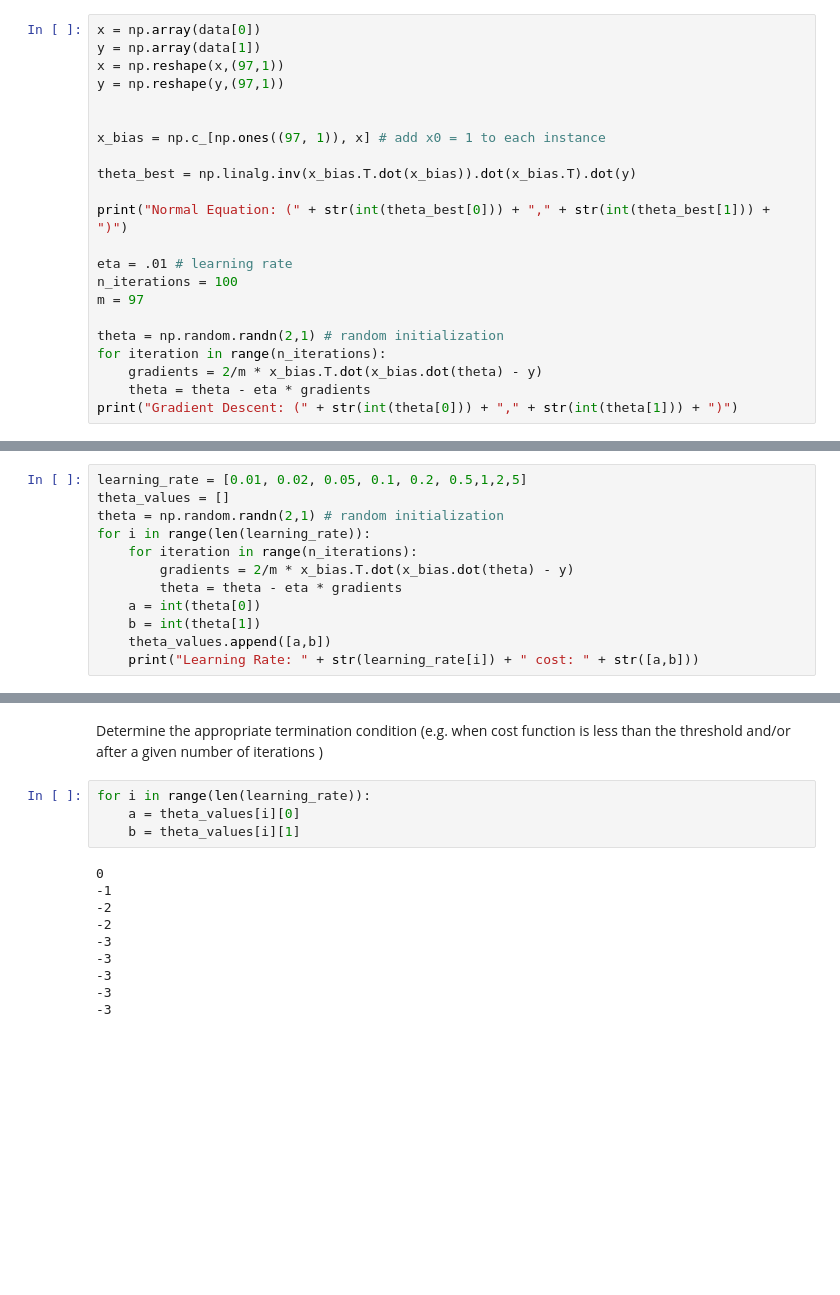
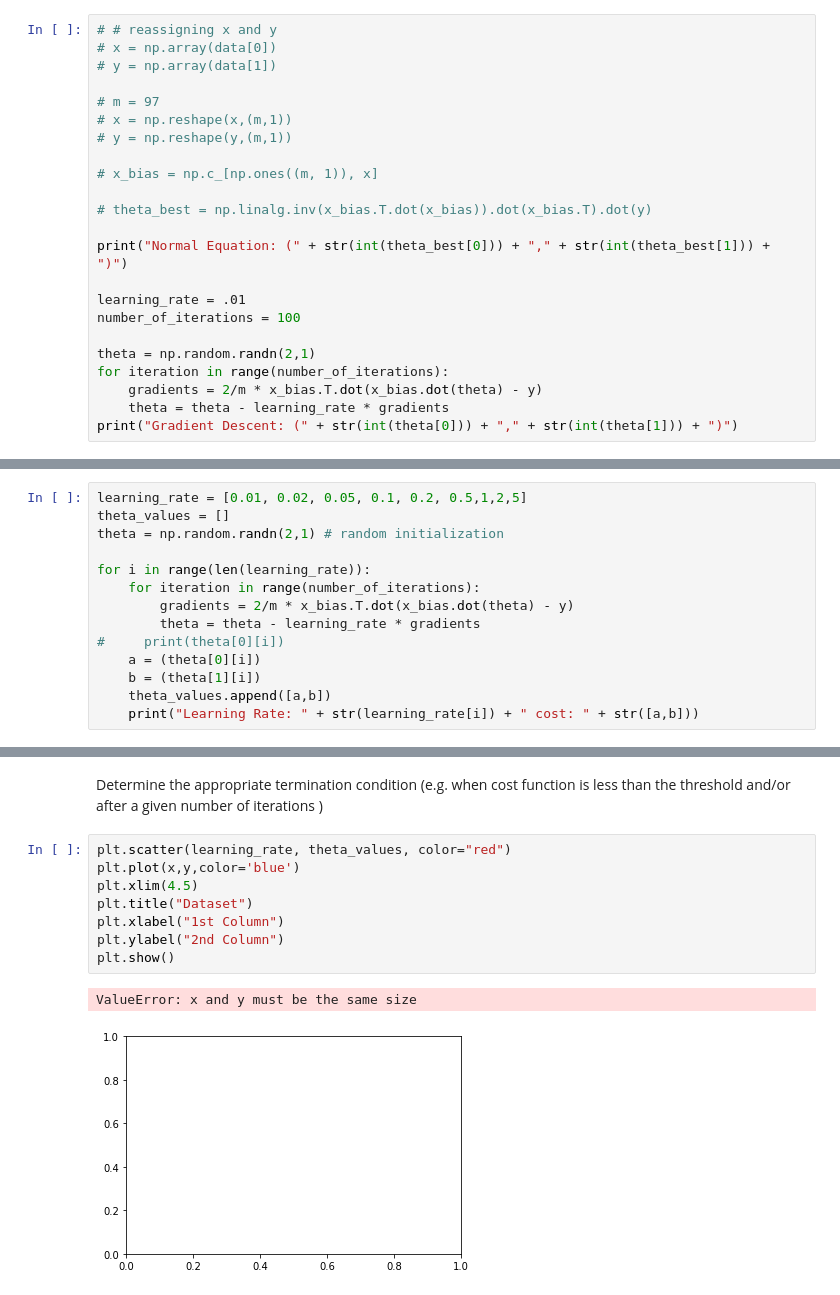
Before and after one commit to chloequinto/Applied-Machine-Learning, a Jupyter notebook: HW2/HW2.ipynb, the cells around one changed output, grey strips where cells are left out. Saved outputs shown, nothing was run; the diff lists cells and outputs as text; blank space fills up the shorter version.

```diff
--- a/HW2/HW2.ipynb
+++ b/HW2/HW2.ipynb
@@ -117,24 +129,25 @@ Stochastic Gradient Descent
 # %%
-x = np.array(data[0])
-y = np.array(data[1])
-x = np.reshape(x,(97,1))
-y = np.reshape(y,(97,1))
+# # reassigning x and y
+# x = np.array(data[0])
+# y = np.array(data[1])
 
+# m = 97
+# x = np.reshape(x,(m,1))
+# y = np.reshape(y,(m,1))
 
-x_bias = np.c_[np.ones((97, 1)), x] # add x0 = 1 to each instance
+# x_bias = np.c_[np.ones((m, 1)), x]
 
-theta_best = np.linalg.inv(x_bias.T.dot(x_bias)).dot(x_bias.T).dot(y)
+# theta_best = np.linalg.inv(x_bias.T.dot(x_bias)).dot(x_bias.T).dot(y)
 
 print("Normal Equation: (" + str(int(theta_best[0])) + "," + str(int(theta_best[1])) + ")")
 
-eta = .01 # learning rate
-n_iterations = 100
-m = 97
+learning_rate = .01
+number_of_iterations = 100
 
-theta = np.random.randn(2,1) # random initialization
-for iteration in range(n_iterations):
+theta = np.random.randn(2,1)
+for iteration in range(number_of_iterations):
     gradients = 2/m * x_bias.T.dot(x_bias.dot(theta) - y)
-    theta = theta - eta * gradients
+    theta = theta - learning_rate * gradients
 print("Gradient Descent: (" + str(int(theta[0])) + "," + str(int(theta[1])) + ")")
 # %% [output]
 Normal Equation: (-3,1)
@@ -143,12 +158,14 @@ Gradient Descent: (-1,0)
 learning_rate = [0.01, 0.02, 0.05, 0.1, 0.2, 0.5,1,2,5]
 theta_values = []
 theta = np.random.randn(2,1) # random initialization
+
 for i in range(len(learning_rate)):
-    for iteration in range(n_iterations):
+    for iteration in range(number_of_iterations):
         gradients = 2/m * x_bias.T.dot(x_bias.dot(theta) - y)
-        theta = theta - eta * gradients
-    a = int(theta[0])
-    b = int(theta[1])
+        theta = theta - learning_rate * gradients
+#     print(theta[0][i])
+    a = (theta[0][i])
+    b = (theta[1][i])
     theta_values.append([a,b])
     print("Learning Rate: " + str(learning_rate[i]) + " cost: " + str([a,b]))
 # %% [output]
@@ -164,19 +181,16 @@ Learning Rate: 5 cost: [-3, 1]
 # %% [markdown]
 Determine the appropriate termination condition (e.g. when cost function is less than the threshold and/or after a given number of iterations
                                                 )
-# %%
-for i in range(len(learning_rate)):
-    a = theta_values[i][0]
-    b = theta_values[i][1]
-# %% [output]
-0
--1
--2
--2
--3
--3
--3
--3
--3
+# %%
+plt.scatter(learning_rate, theta_values, color="red")
+plt.plot(x,y,color='blue')
+plt.xlim(4.5)
+plt.title("Dataset")
+plt.xlabel("1st Column")
+plt.ylabel("2nd Column")
+plt.show()
+# %% [output]
+ValueError: x and y must be the same size
+[figure, added]
 # %%
 plt.scatter(-3,1,color="red")
```
Also changed, not shown: parts of 9 cells of this notebook.
